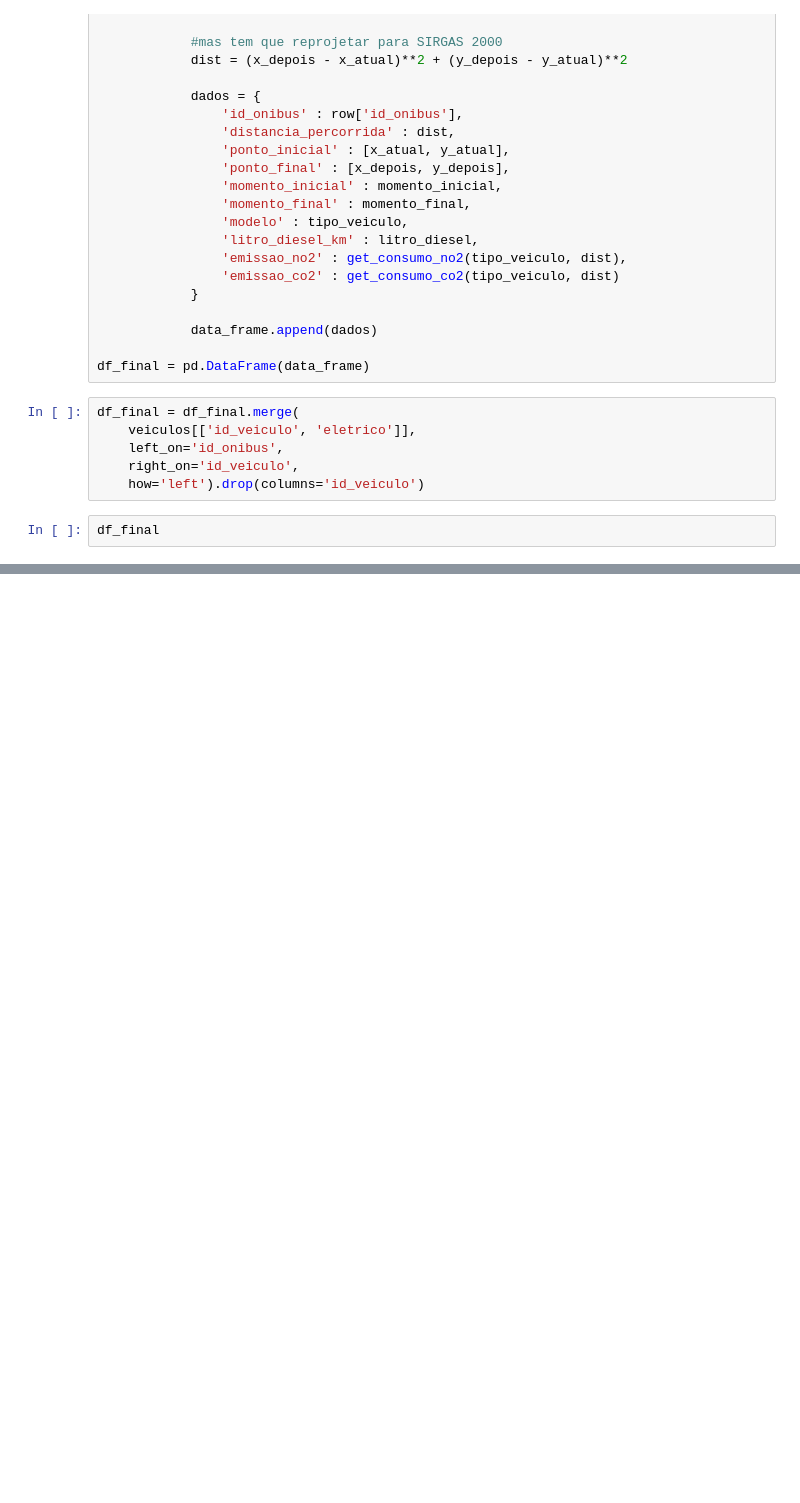
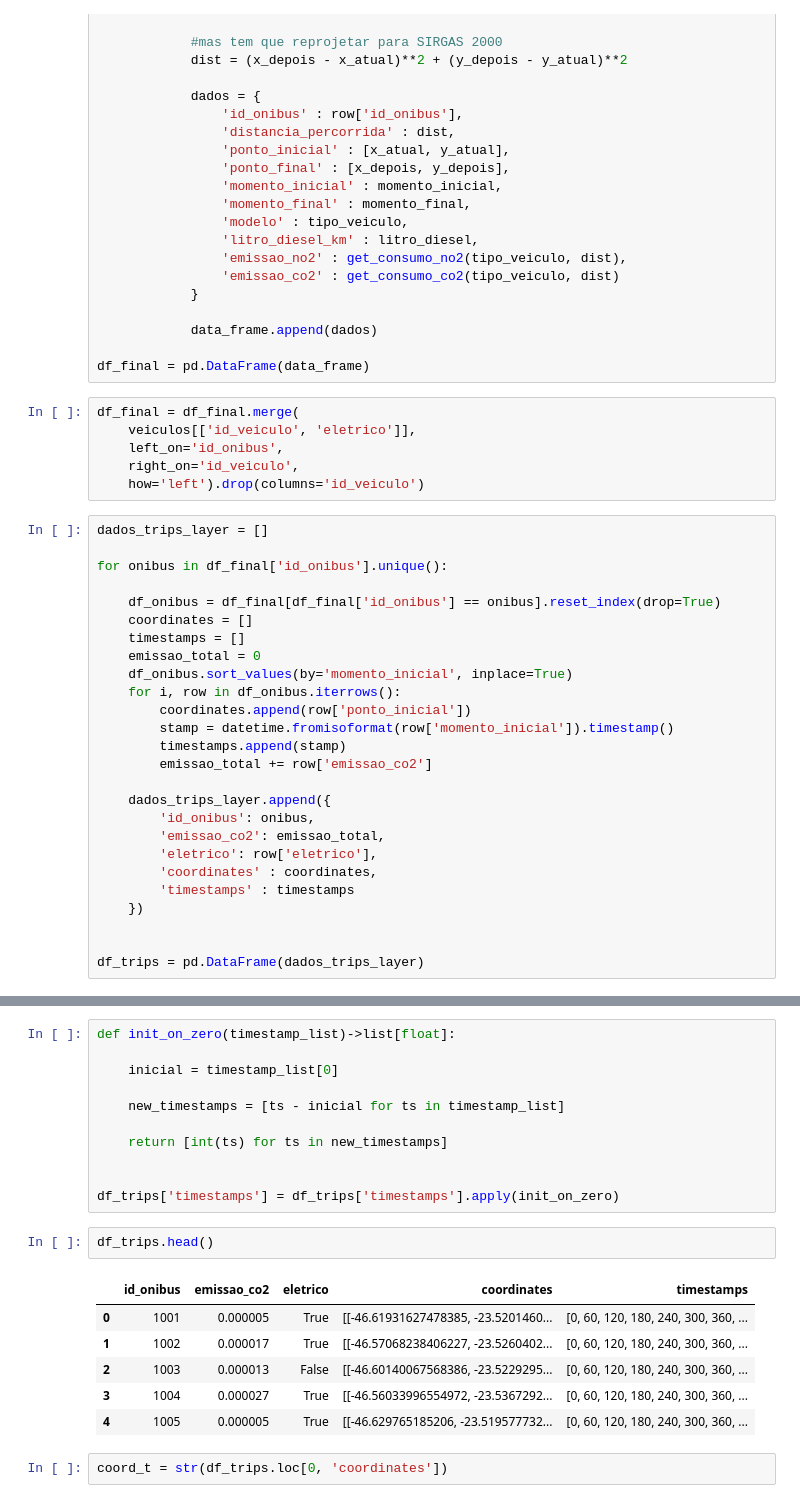
Before and after one commit to sepep-pmsp/dash_onibus_eletricos, a Jupyter notebook: 02_calculo_distancia_emissao.ipynb, the cells around one changed output, grey strips where cells are left out. Drawn from its saved outputs; the diff is of its cells as text; blank space fills up the shorter version.

```diff
--- a/02_calculo_distancia_emissao.ipynb
+++ b/02_calculo_distancia_emissao.ipynb
@@ -103,4 +104,28 @@ df_final = df_final.merge(
     right_on='id_veiculo',
     how='left').drop(columns='id_veiculo')
 # %%
-df_final
+dados_trips_layer = []
+
+for onibus in df_final['id_onibus'].unique():
+
+    df_onibus = df_final[df_final['id_onibus'] == onibus].reset_index(drop=True)
+    coordinates = []
+    timestamps = []
+    emissao_total = 0
+    df_onibus.sort_values(by='momento_inicial', inplace=True)
+    for i, row in df_onibus.iterrows():
+        coordinates.append(row['ponto_inicial'])
+        stamp = datetime.fromisoformat(row['momento_inicial']).timestamp()
+        timestamps.append(stamp)
+        emissao_total += row['emissao_co2']
+
+    dados_trips_layer.append({
+        'id_onibus': onibus,
+        'emissao_co2': emissao_total,
+        'eletrico': row['eletrico'],
+        'coordinates' : coordinates,
+        'timestamps' : timestamps
+    })
+
+
+df_trips = pd.DataFrame(dados_trips_layer)
@@ -124,0 +132,22 @@ df_final
+# %%
+def init_on_zero(timestamp_list)->list[float]:
+
+    inicial = timestamp_list[0]
+
+    new_timestamps = [ts - inicial for ts in timestamp_list]
+
+    return [int(ts) for ts in new_timestamps]
+
+
+df_trips['timestamps'] = df_trips['timestamps'].apply(init_on_zero)
+# %%
+df_trips.head()
+# %% [output]
+|  | id_onibus | emissao_co2 | eletrico | coordinates | timestamps |
+| 0 | 1001 | 0.000005 | True | [[-46.61931627478385, -23.5201460... | [0, 60, 120, 180, 240, 300, 360, ... |
+| 1 | 1002 | 0.000017 | True | [[-46.57068238406227, -23.5260402... | [0, 60, 120, 180, 240, 300, 360, ... |
+| 2 | 1003 | 0.000013 | False | [[-46.60140067568386, -23.5229295... | [0, 60, 120, 180, 240, 300, 360, ... |
+| 3 | 1004 | 0.000027 | True | [[-46.56033996554972, -23.5367292... | [0, 60, 120, 180, 240, 300, 360, ... |
+| 4 | 1005 | 0.000005 | True | [[-46.629765185206, -23.519577732... | [0, 60, 120, 180, 240, 300, 360, ... |
+# %%
+coord_t = str(df_trips.loc[0, 'coordinates'])
```
Also changed, not shown: parts of 10 cells of this notebook.
